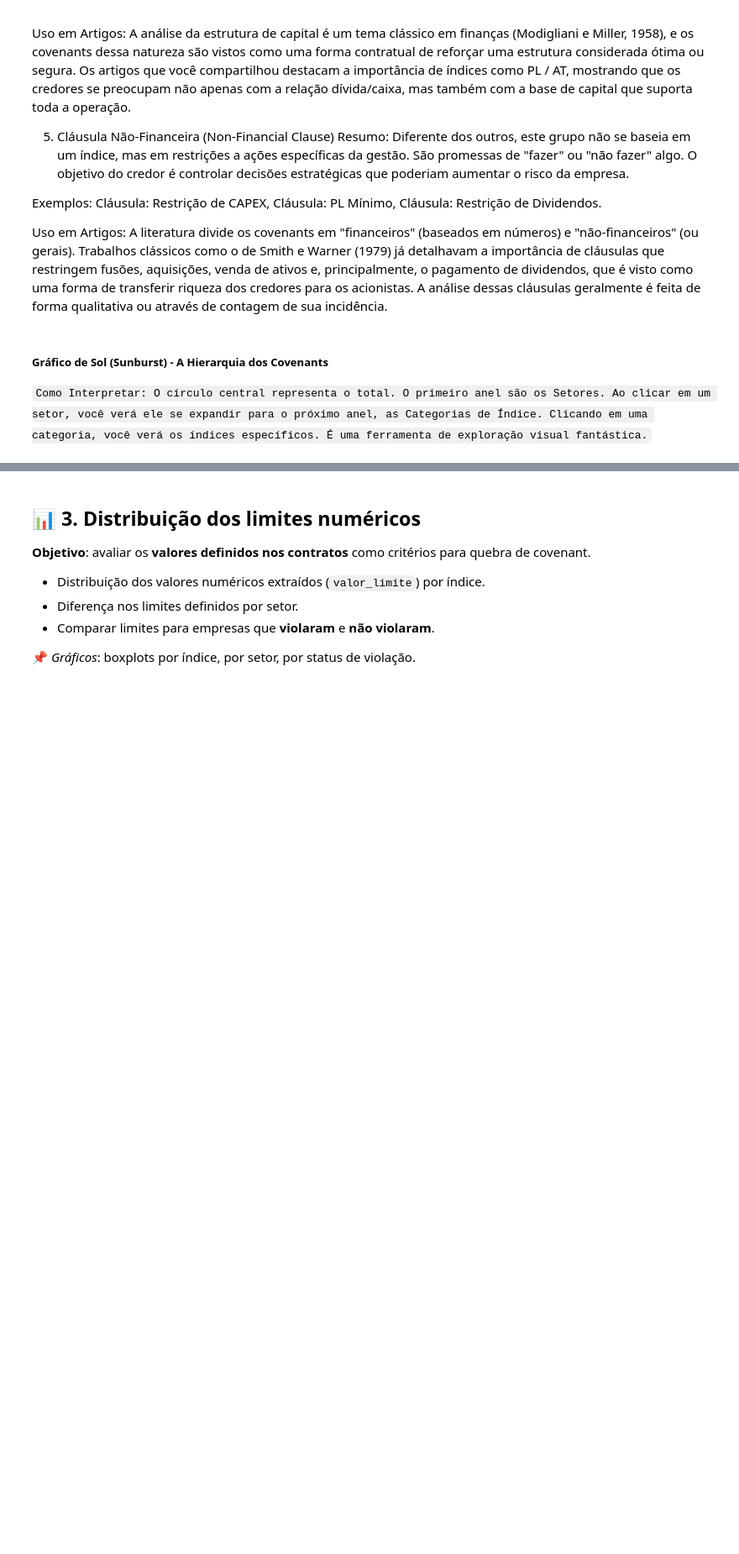
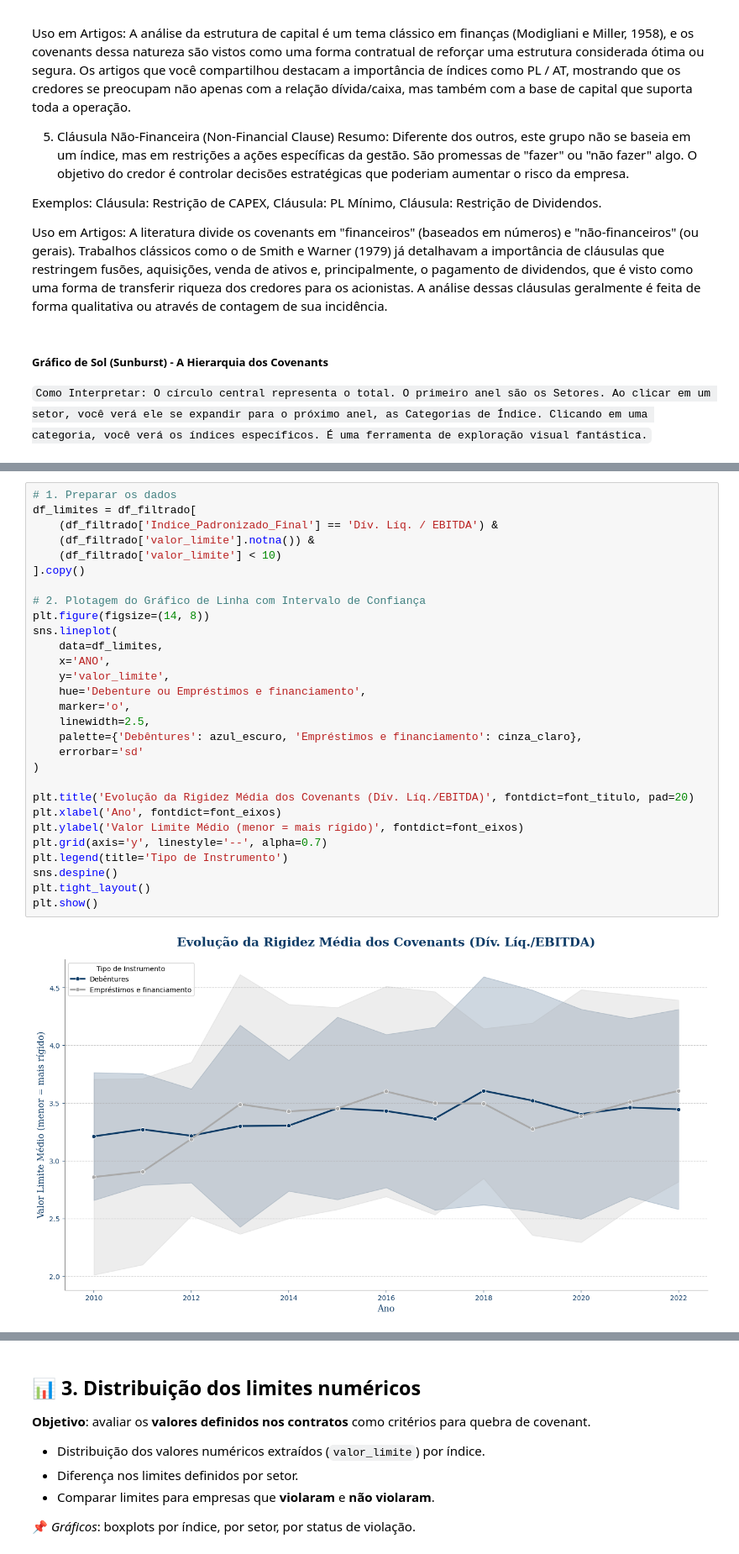
Before and after one commit to meduardajustino/Covenants-Contabeis, a Jupyter notebook: Análise Covenants.ipynb, the cells around one changed output, grey strips where cells are left out. Shown at 84% size. Cells and saved outputs as stored; diff of their text form; blank space fills up the shorter version.

```diff
--- a/Análise Covenants.ipynb
+++ b/Análise Covenants.ipynb
@@ -1163,0 +1282,31 @@ fig.show()
+# %%
+# 1. Preparar os dados
+df_limites = df_filtrado[
+    (df_filtrado['Indice_Padronizado_Final'] == 'Dív. Líq. / EBITDA') &
+    (df_filtrado['valor_limite'].notna()) &
+    (df_filtrado['valor_limite'] < 10)
+].copy()
+
+# 2. Plotagem do Gráfico de Linha com Intervalo de Confiança
+plt.figure(figsize=(14, 8))
+sns.lineplot(
+    data=df_limites,
+    x='ANO',
+    y='valor_limite',
+    hue='Debenture ou Empréstimos e financiamento',
+    marker='o',
+    linewidth=2.5,
+    palette={'Debêntures': azul_escuro, 'Empréstimos e financiamento': cinza_claro},
+    errorbar='sd'
+)
+
+plt.title('Evolução da Rigidez Média dos Covenants (Dív. Líq./EBITDA)', fontdict=font_titulo, pad=20)
+plt.xlabel('Ano', fontdict=font_eixos)
+plt.ylabel('Valor Limite Médio (menor = mais rígido)', fontdict=font_eixos)
+plt.grid(axis='y', linestyle='--', alpha=0.7)
+plt.legend(title='Tipo de Instrumento')
+sns.despine()
+plt.tight_layout()
+plt.show()
+# %% [output]
+[figure, added]
```
Also changed, not shown: parts of 16 cells of this notebook, 1 other file.
